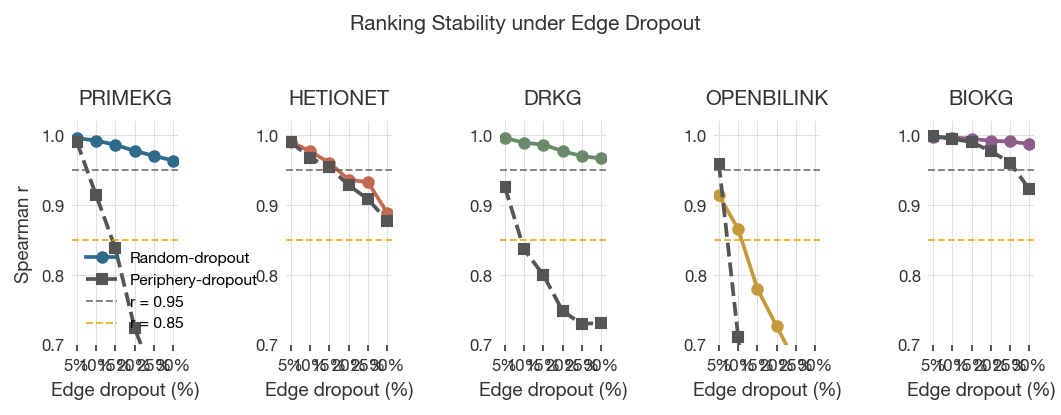
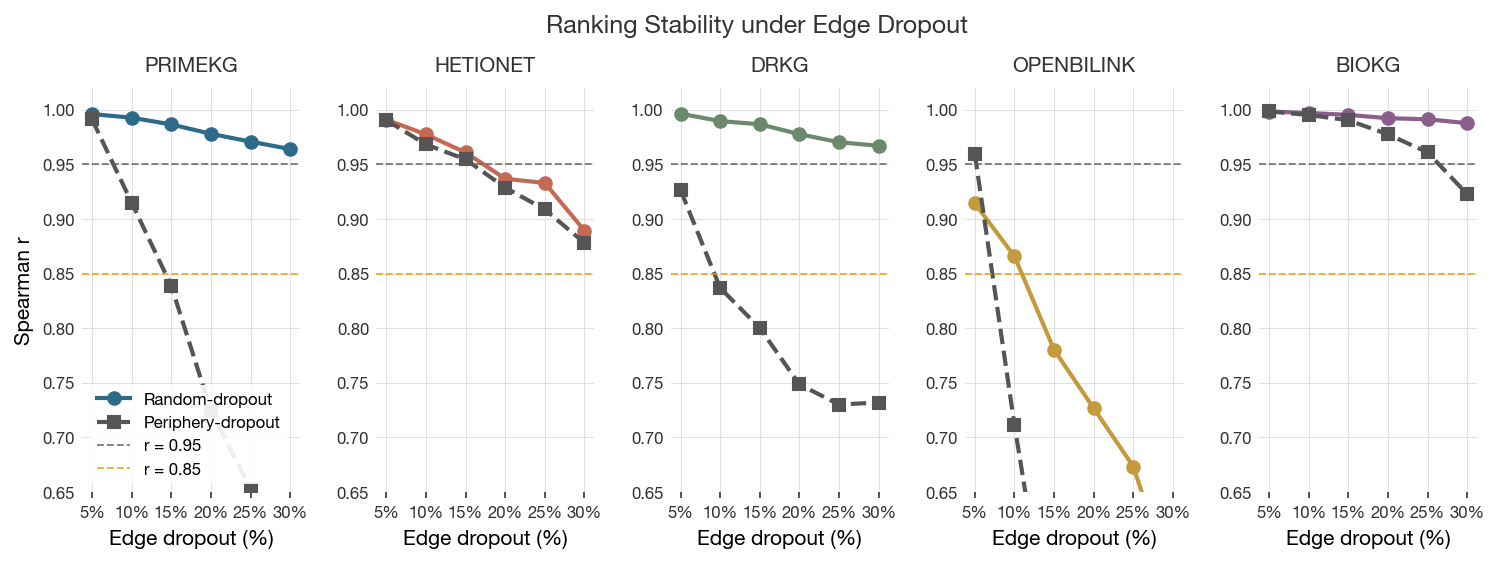
The notebook cell's code change between the first figure and the second:
--- before
+++ after
@@ -8,5 +8,6 @@
 dropout_pcts = [r * 100 for r in DROPOUT_RATES]
 
-fig, axes = plt.subplots(1, len(avail_stab), figsize=(7.2, 2.6))
+fig, axes = plt.subplots(1, len(avail_stab), figsize=(12, 3.5),
+                         gridspec_kw={'wspace': 0.35})
 if len(avail_stab) == 1:
     axes = [axes]
@@ -17,19 +18,21 @@
         col   = color or KG_COLORS[name]
         means = [res[r][strategy]['spearman_r'] for r in DROPOUT_RATES]
-        ax.plot(dropout_pcts, means, style, color=col, lw=1.8, ms=5, label=label)
+        ax.plot(dropout_pcts, means, style, color=col, lw=2.0, ms=6, label=label)
 
     ax.axhline(0.95, color='#655F55', ls='--', lw=0.9, alpha=0.8, label='r = 0.95')
     ax.axhline(0.85, color='#E69F00', ls='--', lw=0.9, alpha=0.8, label='r = 0.85')
     ax.set_xticks(dropout_pcts)
-    ax.set_xticklabels([f'{p:.0f}%' for p in dropout_pcts], fontsize=8)
-    ax.set_ylim(0.7, 1.02)
+    ax.set_xticklabels([f'{p:.0f}%' for p in dropout_pcts], fontsize=9)
+    ax.set_ylim(0.65, 1.02)
+    ax.set_ylabel('Spearman r' if ax == axes[0] else '', fontsize=10)
+    ax.set_xlabel('Edge dropout (%)', fontsize=10)
     _style_left_spine(ax)
-    clean_ax(ax, title=name.upper(), xlabel='Edge dropout (%)',
-             ylabel='Spearman r' if ax == axes[0] else '')
+    clean_ax(ax, title=name.upper())
     if ax == axes[0]:
-        ax.legend(fontsize=7.5, frameon=False, loc='lower left')
+        ax.legend(fontsize=8, frameon=True, facecolor='white', edgecolor='none',
+                  framealpha=0.9, loc='lower left')
 
 plt.suptitle('Ranking Stability under Edge Dropout',
-             fontsize=10, fontweight='bold', y=1.04, color=TEXT_COLOR)
+             fontsize=12, fontweight='bold', y=1.02, color=TEXT_COLOR)
 plt.tight_layout()
 save_fig(fig, FIGS, '05_stability')

Commit: Update eval notebooks, config, README; clean up unused src files